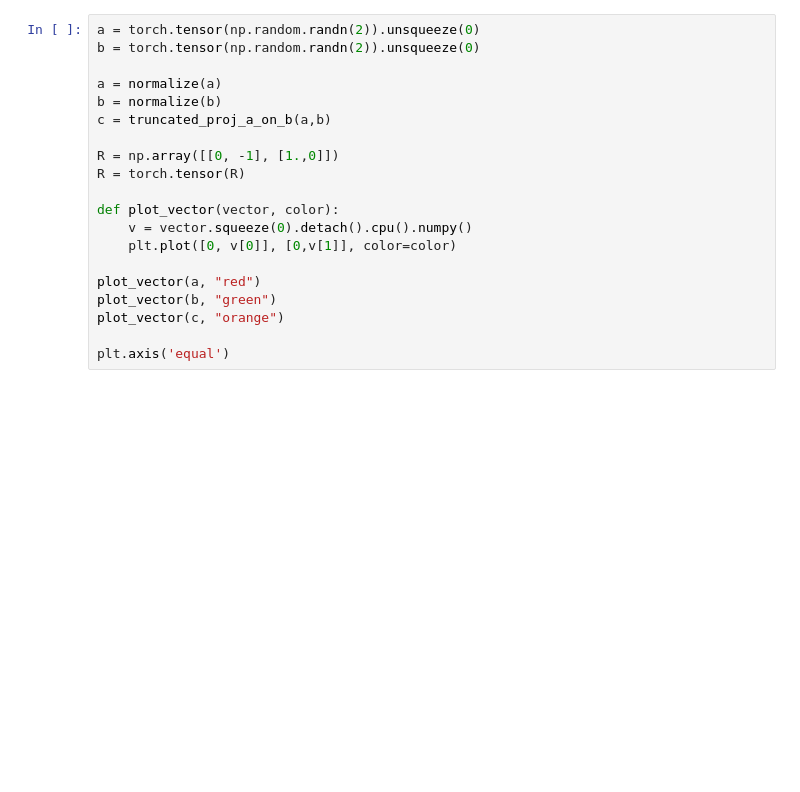
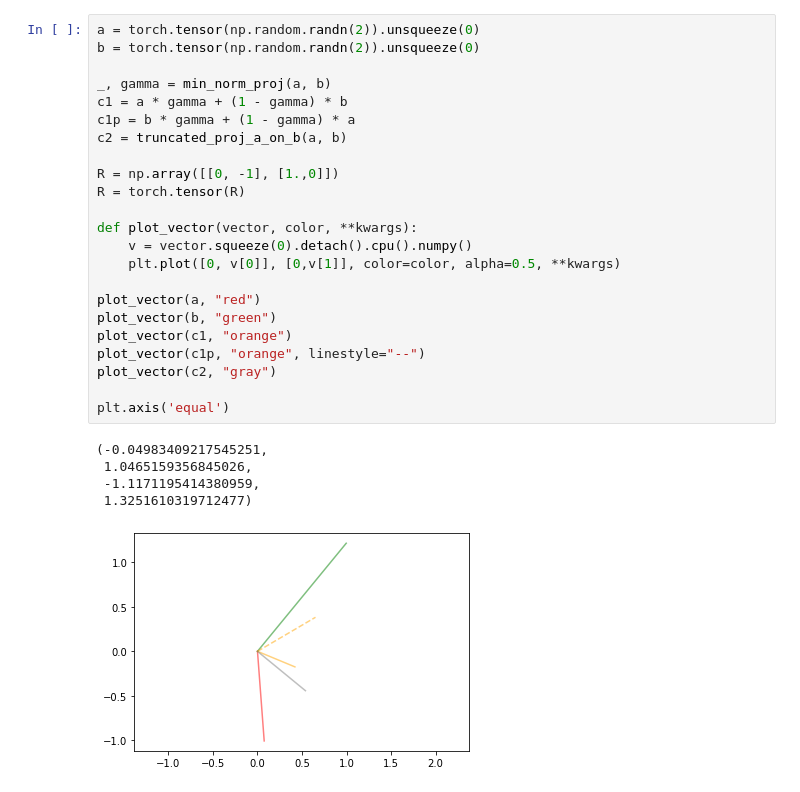
Before and after one commit to guillaumeBellec/multitask, a Jupyter notebook: test_orthogonal.ipynb, the cells around one changed output. Saved outputs shown, nothing was run; the diff lists cells and outputs as text; blank space fills up the shorter version.

```diff
--- a/test_orthogonal.ipynb
+++ b/test_orthogonal.ipynb
@@ -15,20 +50,29 @@ def truncated_proj_a_on_b(a,b, epsilon=1e-16):
 # %%
 a = torch.tensor(np.random.randn(2)).unsqueeze(0)
 b = torch.tensor(np.random.randn(2)).unsqueeze(0)
 
-a = normalize(a)
-b = normalize(b)
-c = truncated_proj_a_on_b(a,b)
+_, gamma = min_norm_proj(a, b)
+c1 = a * gamma + (1 - gamma) * b
+c1p = b * gamma + (1 - gamma) * a
+c2 = truncated_proj_a_on_b(a, b)
 
 R = np.array([[0, -1], [1.,0]])
 R = torch.tensor(R)
 
-def plot_vector(vector, color):
+def plot_vector(vector, color, **kwargs):
     v = vector.squeeze(0).detach().cpu().numpy()
-    plt.plot([0, v[0]], [0,v[1]], color=color)
+    plt.plot([0, v[0]], [0,v[1]], color=color, alpha=0.5, **kwargs)
 
 plot_vector(a, "red")
 plot_vector(b, "green")
-plot_vector(c, "orange")
+plot_vector(c1, "orange")
+plot_vector(c1p, "orange", linestyle="--")
+plot_vector(c2, "gray")
 
 plt.axis('equal')
+# %% [output]
+(-0.04983409217545251,
+ 1.0465159356845026,
+ -1.1171195414380959,
+ 1.3251610319712477)
+[figure, added]
```
Also changed, not shown: parts of 5 cells of this notebook, 9 other files.
